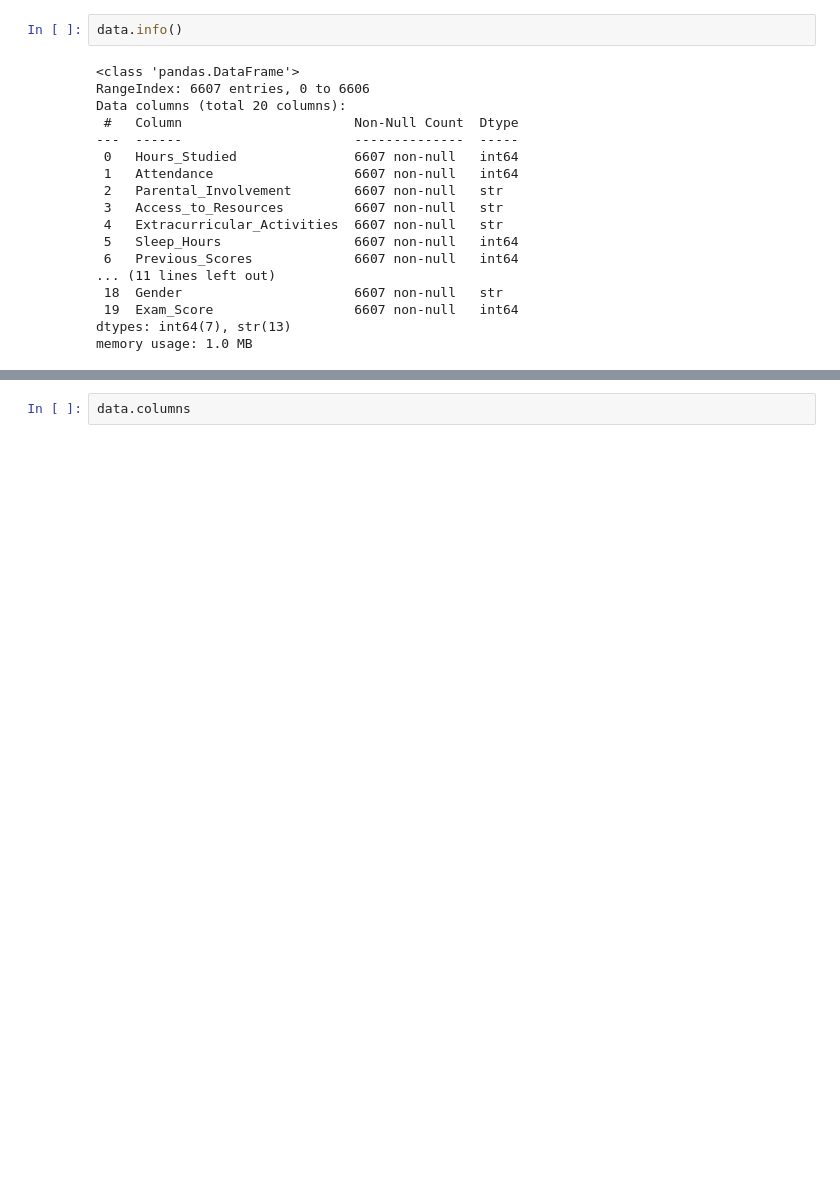
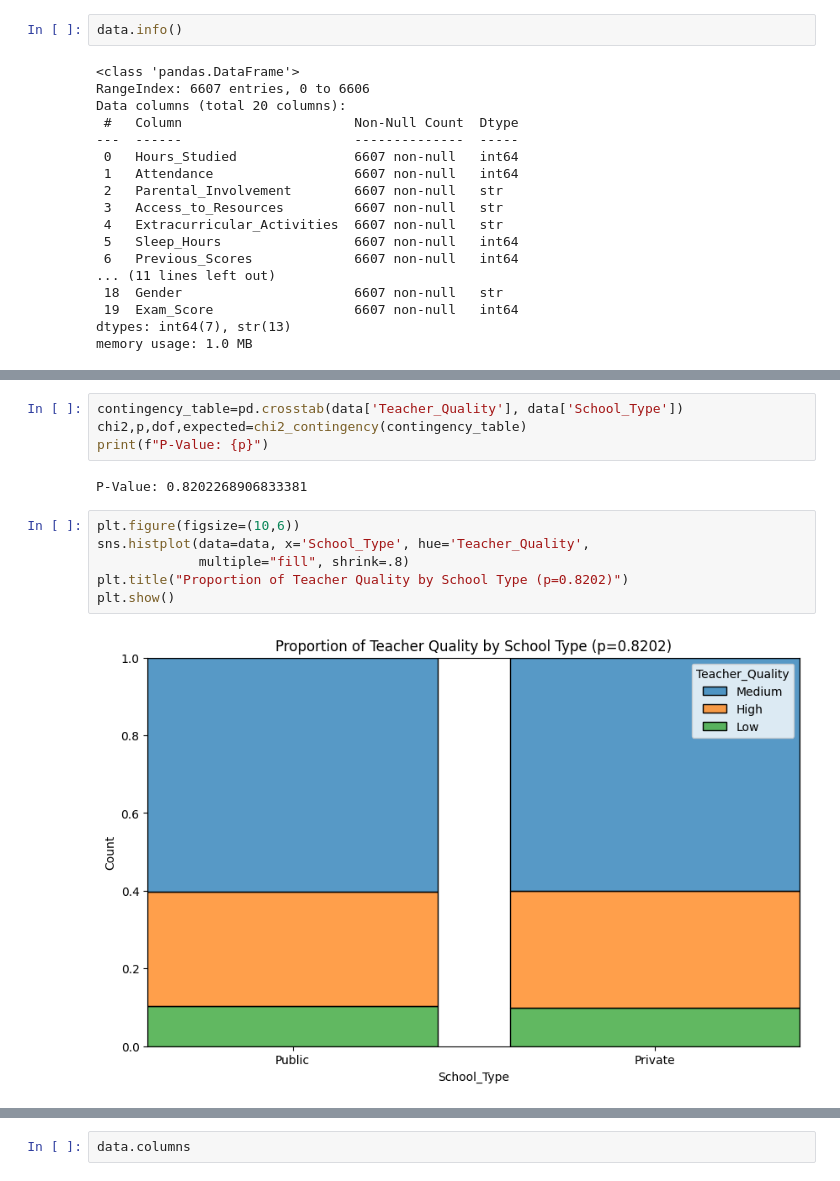
Before and after one commit to PalesaMonica/Wits-Data-Science-Interest-Group, a Jupyter notebook: Data Analysis/data analysis.ipynb, the cells around one changed output, grey strips where cells are left out. Drawn from its saved outputs; the diff is of its cells as text; blank space fills up the shorter version.

```diff
--- a/Data Analysis/data analysis.ipynb
+++ b/Data Analysis/data analysis.ipynb
@@ -46,0 +168,14 @@ data.head(50)
+# %%
+contingency_table=pd.crosstab(data['Teacher_Quality'], data['School_Type'])
+chi2,p,dof,expected=chi2_contingency(contingency_table)
+print(f"P-Value: {p}")
+# %% [output]
+P-Value: 0.8202268906833381
+# %%
+plt.figure(figsize=(10,6))
+sns.histplot(data=data, x='School_Type', hue='Teacher_Quality',
+             multiple="fill", shrink=.8)
+plt.title("Proportion of Teacher Quality by School Type (p=0.8202)")
+plt.show()
+# %% [output]
+[figure, added]
```
Also changed, not shown: parts of 56 cells of this notebook, 2 other files.
